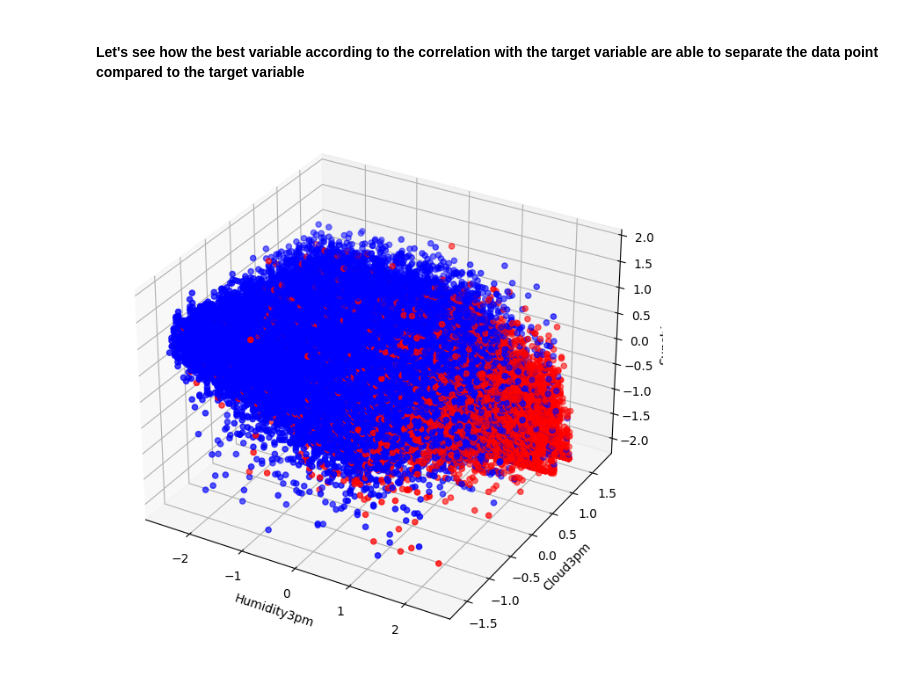
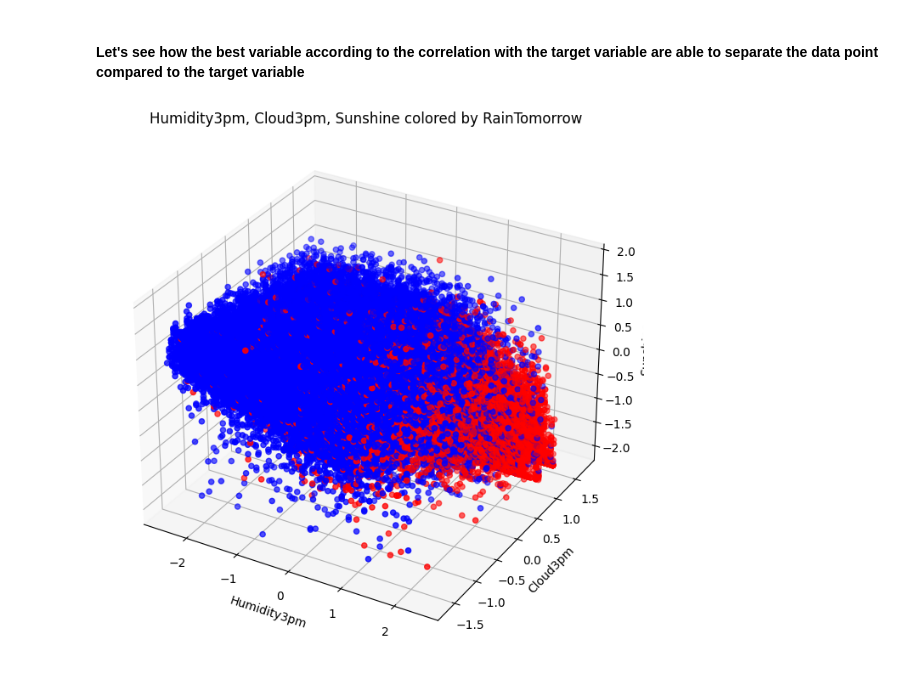
Before and after one commit to YousefAtefB/BigTATA, a Jupyter notebook: EDA.ipynb, the cells around one changed output. Cells and saved outputs as stored; diff of their text form; code cells hidden in the pictures.

```diff
--- a/EDA.ipynb
+++ b/EDA.ipynb
@@ -659,34 +659,35 @@ the highest rainfall rates are in June and July.
 # copy humidity3pm, cloud3pm, sunshine and RainTomorrow
 df2 = df[['Humidity3pm', 'Cloud3pm', 'Sunshine', 'RainTomorrow']].copy()
 
 # drop rows with missing values
 df2 = df2.dropna().reset_index(drop=True)
 
 # split into 2 dataframes features and target
 X = df2[['Humidity3pm', 'Cloud3pm', 'Sunshine']]
 y = df2['RainTomorrow']
 
 # normalize features
 X = (X - X.mean()) / X.std()
 
 # create a color for each data point based on RainTomorrow
 colors = []
 for i in range(len(y)):
     if y[i] == 'Yes':
         colors.append('red')
     else:
         colors.append('blue')
 
 # plot 3d
 plt.figure(figsize=(16, 8))
 ax = plt.axes(projection='3d')
 ax.scatter3D(X['Humidity3pm'], X['Cloud3pm'], X['Sunshine'], c=colors)
 ax.set_xlabel('Humidity3pm')
 ax.set_ylabel('Cloud3pm')
 ax.set_zlabel('Sunshine')
+plt.title('Humidity3pm, Cloud3pm, Sunshine colored by RainTomorrow')
 plt.show()
 # %% [output]
-[figure, old version]
+[figure, new version]
 # %%
 # 3d plot of humidity3pm, cloud3pm, sunshine colored by k-mean clustering
 
```
Also changed, not shown: parts of 4 cells of this notebook, 16 other files.
